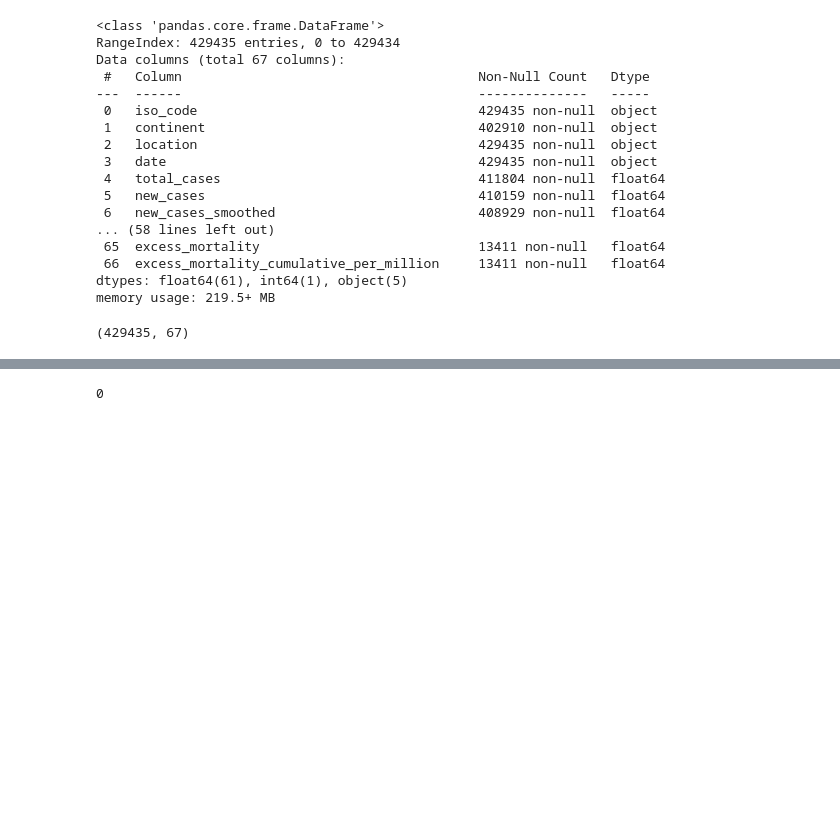
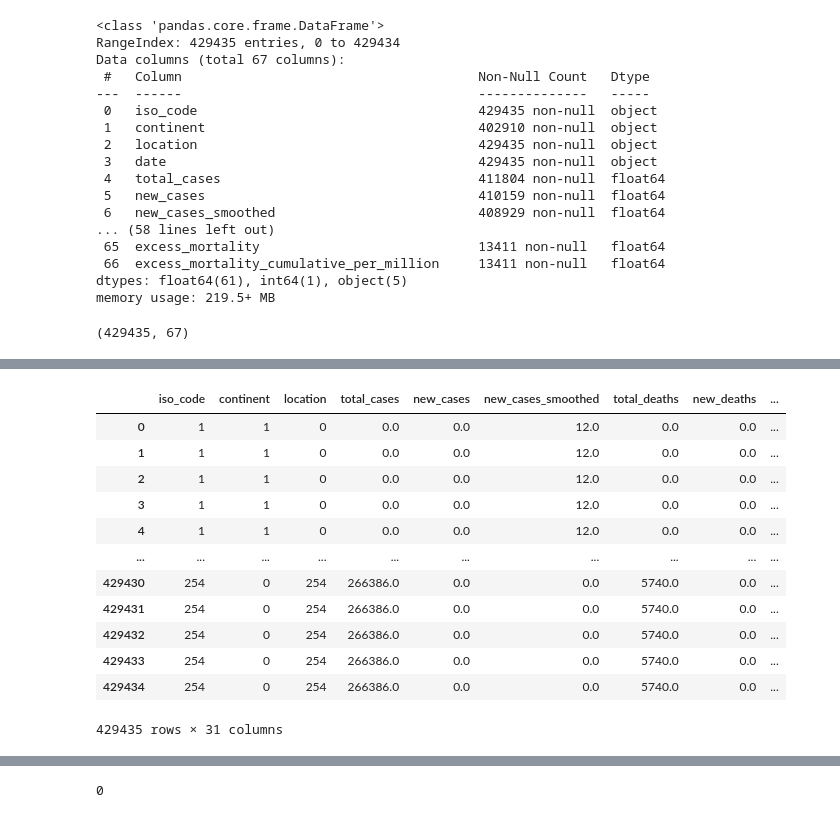
Before and after one commit to nomanrafi/COVID-19, a Jupyter notebook: COVID-19.ipynb, the cells around one changed output, grey strips where cells are left out. Saved outputs shown, nothing was run; the diff lists cells and outputs as text; code cells hidden in the pictures; blank space fills up the shorter version.

```diff
--- a/COVID-19.ipynb
+++ b/COVID-19.ipynb
@@ -81,0 +262,16 @@ df['date'] = pd.to_datetime(df['date'])
+# %%
+df
+# %% [output]
+|  | iso_code | continent | location | total_cases | new_cases | new_cases_smoothed | total_deaths | new_deaths | ... |
+| 0 | 1 | 1 | 0 | 0.0 | 0.0 | 12.0 | 0.0 | 0.0 | ... |
+| 1 | 1 | 1 | 0 | 0.0 | 0.0 | 12.0 | 0.0 | 0.0 | ... |
+| 2 | 1 | 1 | 0 | 0.0 | 0.0 | 12.0 | 0.0 | 0.0 | ... |
+| 3 | 1 | 1 | 0 | 0.0 | 0.0 | 12.0 | 0.0 | 0.0 | ... |
+| 4 | 1 | 1 | 0 | 0.0 | 0.0 | 12.0 | 0.0 | 0.0 | ... |
+| ... | ... | ... | ... | ... | ... | ... | ... | ... | ... |
+| 429430 | 254 | 0 | 254 | 266386.0 | 0.0 | 0.0 | 5740.0 | 0.0 | ... |
+| 429431 | 254 | 0 | 254 | 266386.0 | 0.0 | 0.0 | 5740.0 | 0.0 | ... |
+| 429432 | 254 | 0 | 254 | 266386.0 | 0.0 | 0.0 | 5740.0 | 0.0 | ... |
+| 429433 | 254 | 0 | 254 | 266386.0 | 0.0 | 0.0 | 5740.0 | 0.0 | ... |
+| 429434 | 254 | 0 | 254 | 266386.0 | 0.0 | 0.0 | 5740.0 | 0.0 | ... |
+429435 rows × 31 columns
```
Also changed, not shown: parts of 27 cells of this notebook.
